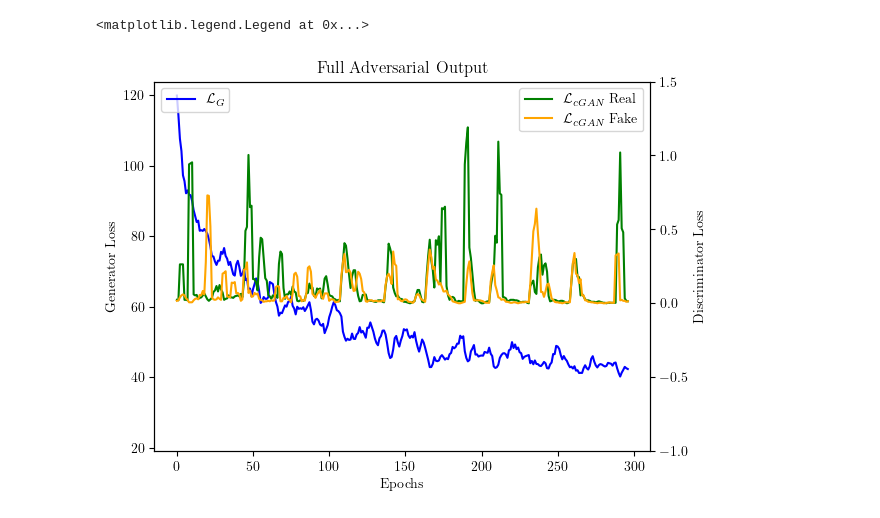
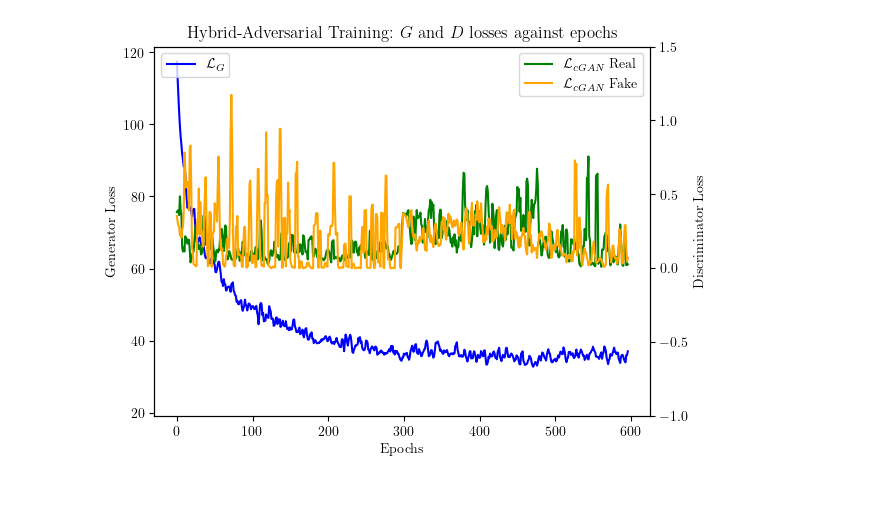
Before and after one commit to siddharthsrivastava0501/isbi-2024-code, a Jupyter notebook: plotting.ipynb, the cells around one changed output. Saved outputs shown, nothing was run; the diff lists cells and outputs as text; code cells hidden in the pictures.

```diff
--- a/plotting.ipynb
+++ b/plotting.ipynb
@@ -5,7 +5,7 @@ import numpy as np
 plt.rc('text', usetex=True)
 plt.rc('font', family='serif')
 
-txt = './full-adversarial-output.txt'
+txt = './hybrid-adversarial-output.txt'
 
 def moving_average(a, n=3):
     ret = np.cumsum(a, dtype=float)
@@ -29,21 +29,21 @@ fake = moving_average(fake, n = 3)
 # %%
 fig = plt.figure()
 ax1 = fig.add_subplot(111)
 ax1.plot(g, color='blue', label=r'$\mathcal{L}_G$')
 ax1.set_ylabel('Generator Loss')
 ax1.set_ylim(bottom = 19)
-ax1.set_title('Full Adversarial Output')
+ax1.set_title(f'Hybrid-Adversarial Training: $G$ and $D$ losses against epochs')
 
 ax2 = ax1.twinx()
 ax1.set_xlabel('Epochs')
 ax2.plot(real, color='green', label=r'$\mathcal{L}_{cGAN}$ Real')
 ax2.set_ylabel('Discriminator Loss')
 ax2.plot(fake, color='orange', label=r'$\mathcal{L}_{cGAN}$ Fake')
 ax2.set_ylim(bottom = -1, top = 1.5)
 
 # fig.tight_layout()
 ax1.legend(loc = 'upper left')
 ax2.legend(loc = 'upper right')
+plt.savefig('GandDLossesHybridAdversarial.pdf', bbox_inches='tight', dpi=600)
 # %% [output]
-<matplotlib.legend.Legend at 0x...>
-[figure, old version]
+[figure, new version]
```
Also changed, not shown: 7 other files.
